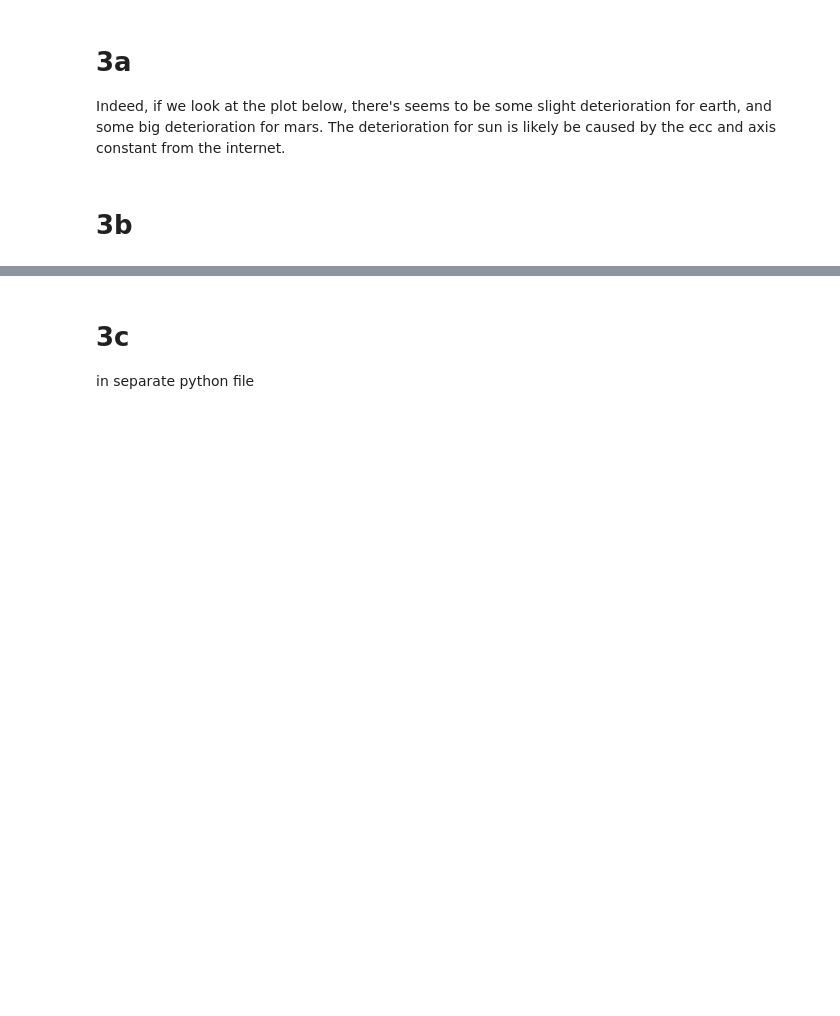
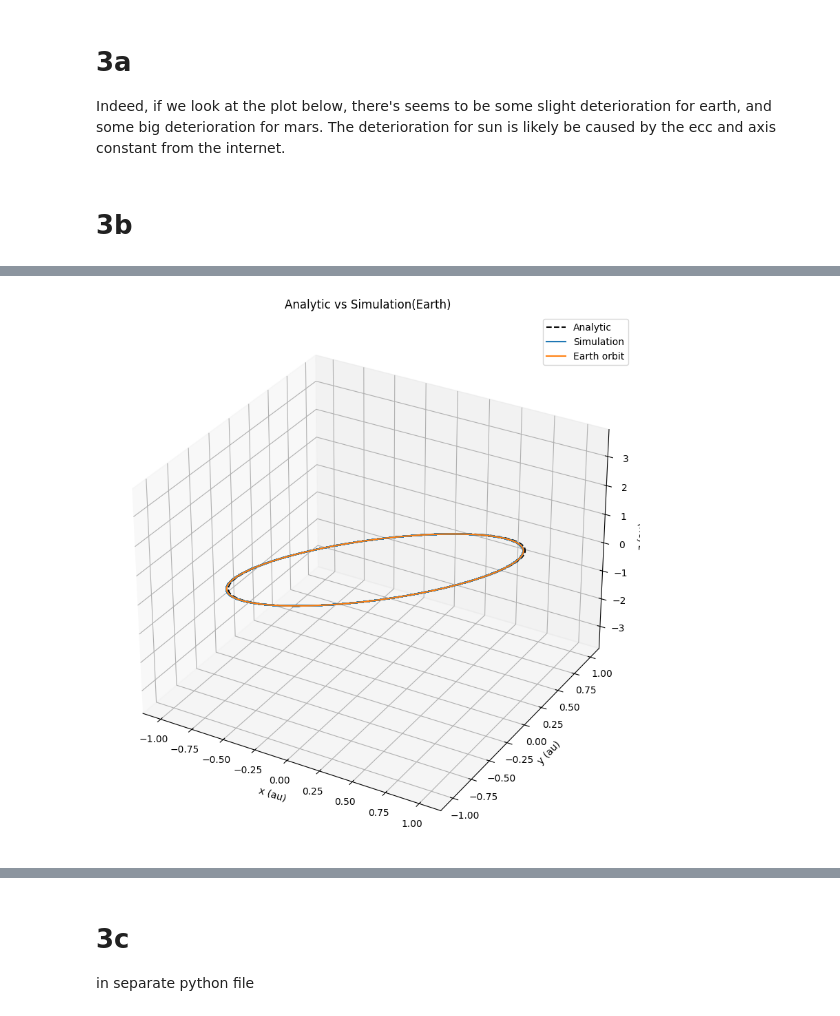
Before and after one commit to liuqiyucn/170N, a Jupyter notebook: project1/oldcode/assignment1.ipynb, the cells around one changed output, grey strips where cells are left out. Saved outputs shown, nothing was run; the diff lists cells and outputs as text; code cells hidden in the pictures; blank space fills up the shorter version.

```diff
--- a/project1/oldcode/assignment1.ipynb
+++ b/project1/oldcode/assignment1.ipynb
@@ -449,0 +395,97 @@ plt.savefig("3b_Mars.png")
+# %%
+import scipy
+
+#########################
+#########################
+# plotting for earth
+# initialize plot
+fig = plt.figure(figsize = (12,10))
+ax = plt.axes(projection='3d')
+
+# getting planet data
+planet = data_ana[data_ana.planet_label == 2]
+x = planet['r_x']
+y = planet['r_y']
+z = planet['r_z']
+ax.plot3D(x, y, z, 'k--',label = "Analytic")
+
+planet_sim = sim[sim.planet_label == 2]
+ax.plot3D(planet_sim['r_x'], planet_sim['r_y'], planet_sim['r_z'], label = "Simulation")
+
+# plotting parameters
+ax.set_title("Analytic vs Simulation(Earth)")
+
+
+
+def gravitational_system(t, y, G, M):
+    # Unpack position and velocity
+    x, y, z, vx, vy, vz = y
+    r = np.sqrt(x**2 + y**2 + z**2)
+
+    # Compute the acceleration due to gravity
+    ax = -G * M * x / r**3
+    ay = -G * M * y / r**3
+    az = -G * M * z / r**3
+
+    return [vx, vy, vz, ax, ay, az]
+
+def solve_orbit(x0, v0, G, M, T, dt):
+    # Initial conditions: position and velocity
+    initial_conditions = x0 + v0
+
+    # Time array from 0 to T with time step dt
+    t_eval = np.arange(0, T, dt)
+
+    # Solve the ODE system
+    sol = scipy.integrate.solve_ivp(gravitational_system, [0, T], initial_conditions, args=(G, M), t_eval=t_eval, rtol=1e-9, atol=1e-9)
+
+    return t_eval, sol.y
+
+# Constants
+G = 2.959159*10**(-4)  # m^3 kg^-1 s^-2
+M = 1    # kg (Mass of the Sun)
+x0 = [-5.34743068e-01 , 8.26293951e-01, -3.61541763e-05]  # m (initial position)
+v0 = [-1.47187017e-02 ,-9.41540742e-03 ,-8.67603060e-08]   # m/s (initial velocity)
+T = 366  # s (one year)
+dt = 1  # s (time step)
+
+# Solve the system
+t, solution = solve_orbit(x0, v0, G, M, T, dt)
+
+ax.plot3D(solution[0, :], solution[1, :], solution[2,:],label='Earth orbit')
+# plt.scatter([0], [0], color='yellow', label='Sun')  # Position of the Sun
+ax.set_xlabel("x (au)")
+ax.set_ylabel("y (au)")
+ax.set_zlabel("z (au)")
+ax.legend()
+plt.show()
+
+
+#########################
+#########################
+# plotting for mars
+# initialize plot
+fig = plt.figure(figsize = (12,10))
+ax = plt.axes(projection='3d')
+
+# getting planet data from analytic result
+planet = data_ana[data_ana.planet_label == 3]
+x = planet['r_x']
+y = planet['r_y']
+z = planet['r_z']
+ax.plot3D(x, y, z, label = "Analytic")
+
+
+# getting planet data from simulation result
+planet_sim = sim[sim.planet_label == 3]
+ax.plot3D(planet_sim['r_x'], planet_sim['r_y'], planet_sim['r_z'], label = "Simulation")
+
+ax.set_title("Analytic vs Simulation(Mars)")
+
+ax.set_xlabel("x (au)")
+ax.set_ylabel("y (au)")
+ax.set_zlabel("z (au)")
+ax.legend()
+plt.savefig("3b_Mars.png")
+# %% [output]
+[figure, added]
```
Also changed, not shown: parts of 4 cells of this notebook, 10 other files.
